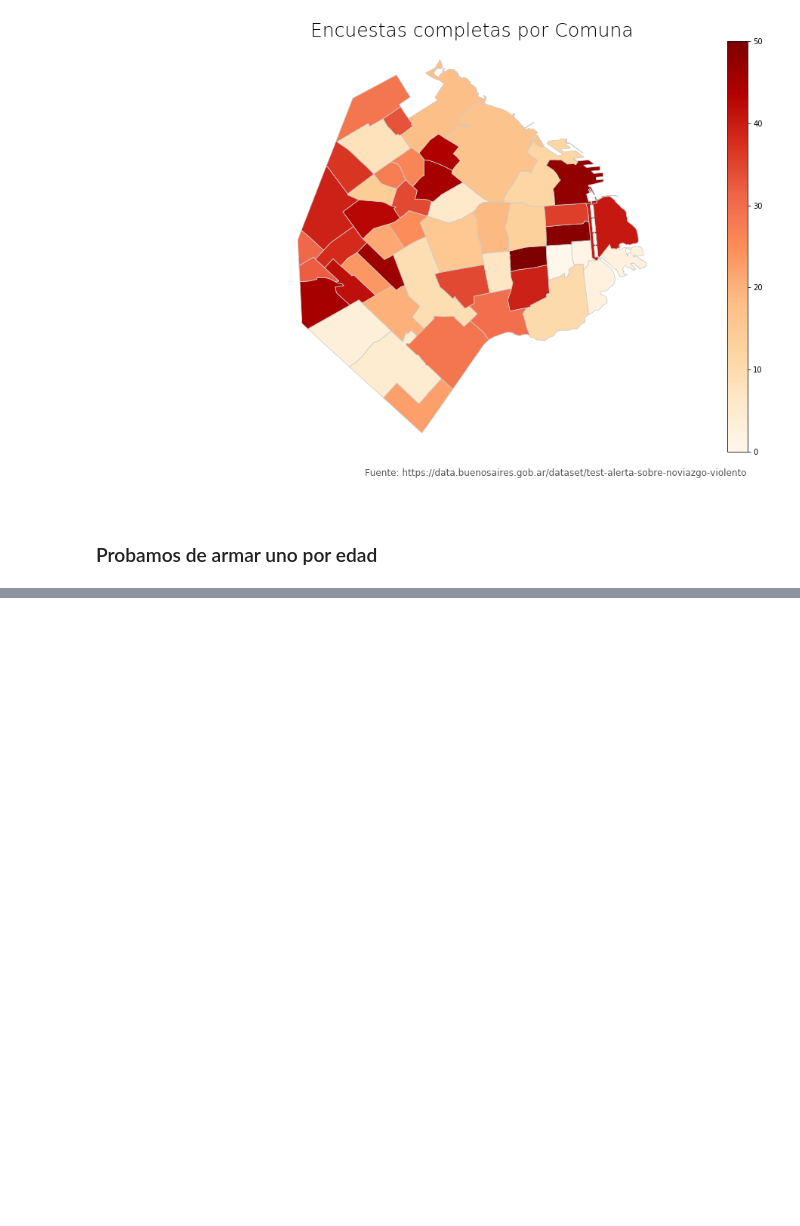
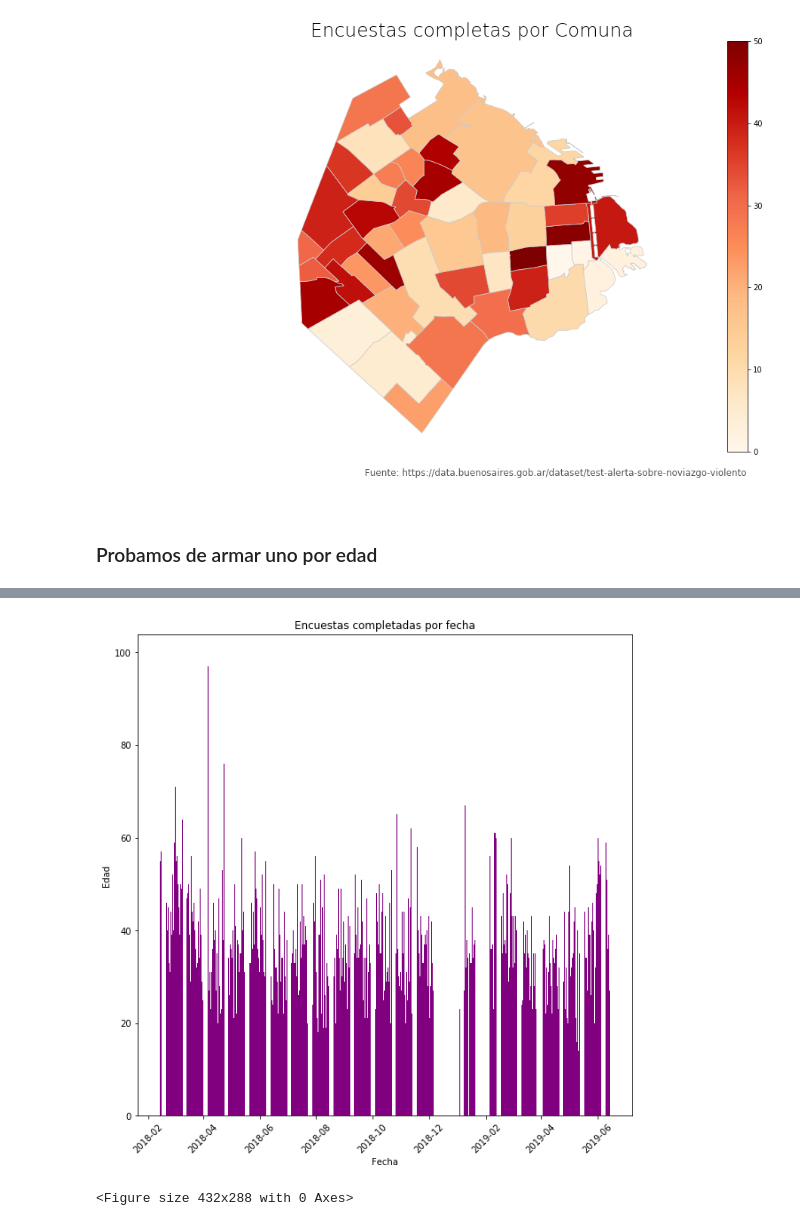
Before and after one commit to cdgn-coding/ml-test-noviazgo, a Jupyter notebook: Exploración Geográfica/Encuestas completadas por Comuna.ipynb, the cells around one changed output, grey strips where cells are left out. Cells and saved outputs as stored; diff of their text form; code cells hidden in the pictures; blank space fills up the shorter version.

```diff
--- a/Exploración Geográfica/Encuestas completadas por Comuna.ipynb
+++ b/Exploración Geográfica/Encuestas completadas por Comuna.ipynb
@@ -81,0 +244,22 @@ gruposdeedad = pd.cut(df_r["edad"], bins = (15,30,45,60))
+# %%
+# Create figure and plot space
+fig, ax = plt.subplots(figsize=(10, 10))
+
+# Add x-axis and y-axis
+ax.bar(aa["fecha"],
+        aa["edad"],
+        color='purple')
+
+# Set title and labels for axes
+ax.set(xlabel="Fecha",
+       ylabel="Edad",
+       title="Encuestas completadas por fecha")
+
+# Rotate tick marks on x-axis
+plt.setp(ax.get_xticklabels(), rotation=45)
+
+plt.show()
+plt.savefig('encuestascompletadasporfecha.png')
+# %% [output]
+[figure, added]
+<Figure size 432x288 with 0 Axes>
```
Also changed, not shown: parts of 32 cells of this notebook, 8 other files.
